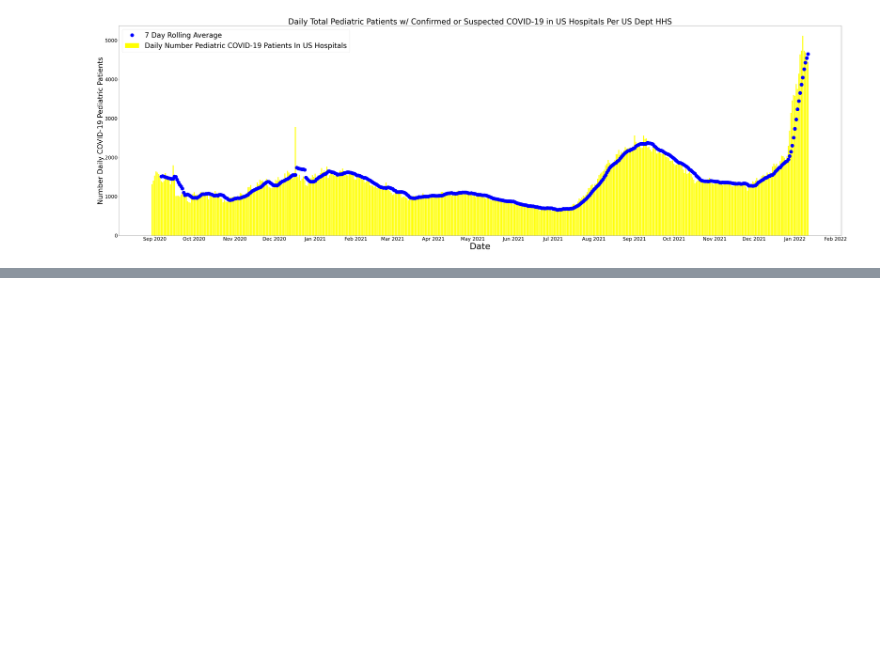
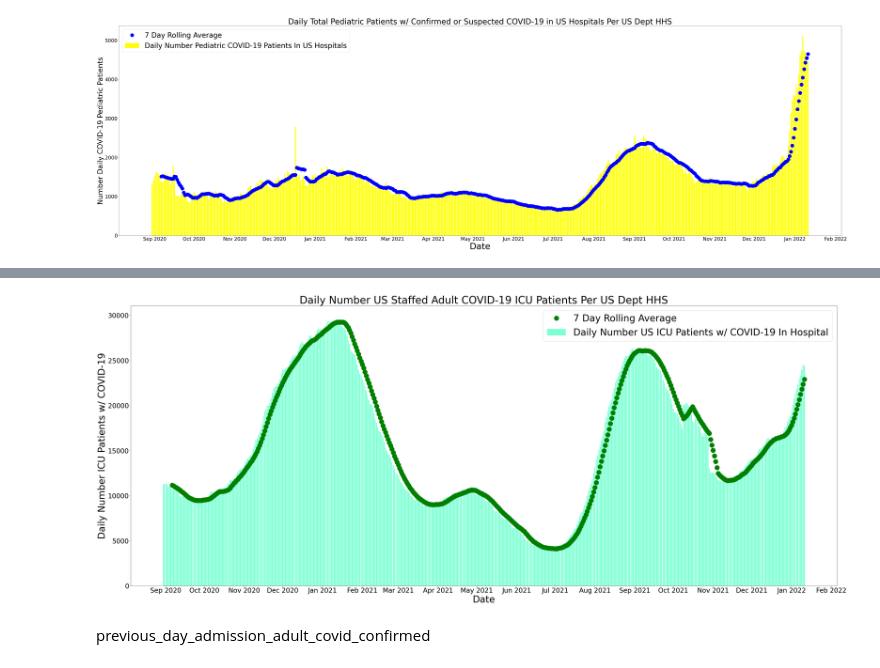
Before and after one commit to ldhagen/HHS_COVID_Notebook, a Jupyter notebook: HHS COVID-19 Reported Patient Impact and Hospital Capacity by State Timeseries.ipynb, the cells around one changed output, grey strips where cells are left out. Cells and saved outputs as stored; diff of their text form; code cells hidden in the pictures; blank space fills up the shorter version.

```diff
--- a/HHS COVID-19 Reported Patient Impact and Hospital Capacity by State Timeseries.ipynb
+++ b/HHS COVID-19 Reported Patient Impact and Hospital Capacity by State Timeseries.ipynb
@@ -408,0 +418,6 @@ memory usage: 7.8 KB
+# %%
+aaa = []
+for x in date_list:
+    print(df_hhs[df_hhs.date == x]['adult_icu_bed_covid_utilization'].sum())
+    aaa.append((x, df_hhs[df_hhs.date == x]['adult_icu_bed_covid_utilization'].sum()))
+df_adult_icu_bed_covid_utilization = pd.DataFrame(aaa,columns=['date', 'adult_icu_bed_covid_utilization'])
@@ -408,0 +444,6 @@ memory usage: 7.8 KB
+# %%
+aaa = []
+for x in date_list:
+    print(df_hhs[df_hhs.date == x]['staffed_icu_adult_patients_confirmed_and_suspected_covid'].sum())
+    aaa.append((x, df_hhs[df_hhs.date == x]['staffed_icu_adult_patients_confirmed_and_suspected_covid'].sum()))
+df_staffed_icu_adult_patients_confirmed_and_suspected_covid = pd.DataFrame(aaa,columns=['date', 'staffed_icu_adult_patients_confirmed_and_suspected_covid'])
@@ -408,0 +468,28 @@ memory usage: 7.8 KB
+# %%
+ccc = df_staffed_icu_adult_patients_confirmed_and_suspected_covid.set_index('date')[-500::]
+ccc_rolling = ccc.rolling(7).mean().shift()
+# %%
+import datetime
+import matplotlib.dates as mdates
+months = mdates.MonthLocator()
+days = mdates.DayLocator()
+timeFmt = mdates.DateFormatter('%b %Y')
+fig, ax = plt.subplots()
+fig.set_size_inches(54,22)
+ax.xaxis.set_major_locator(months)
+ax.xaxis.set_major_formatter(timeFmt)
+ax.tick_params(axis='both', labelsize=28)
+#ax.xaxis.set_minor_locator(months)
+#plt.rcParams["figure.figsize"] = [17.00, 3.50]
+plt.title('Daily Number US Staffed Adult COVID-19 ICU Patients Per US Dept HHS', fontsize = 44)
+plt.xlabel('Date',color='black', fontsize = 40)
+plt.ylabel('Daily Number ICU Patients w/ COVID-19',color='black', fontsize = 40)
+plt.bar(ccc.index, ccc.staffed_icu_adult_patients_confirmed_and_suspected_covid, color = 'aquamarine')
+plt.plot(ccc_rolling.staffed_icu_adult_patients_confirmed_and_suspected_covid, 'go',markersize = 20)
+plt.legend(['7 Day Rolling Average','Daily Number US ICU Patients w/ COVID-19 In Hospital'], fontsize = 40)
+#plt.legend(['7 Day Rolling Average','Daily Reported Deaths'])
+fig.savefig('HHS_staffed_adult_ICU.png')
+# %% [output]
+[figure, added]
+# %% [markdown]
+previous_day_admission_adult_covid_confirmed
```
Also changed, not shown: parts of 14 cells of this notebook, 1 other file.
